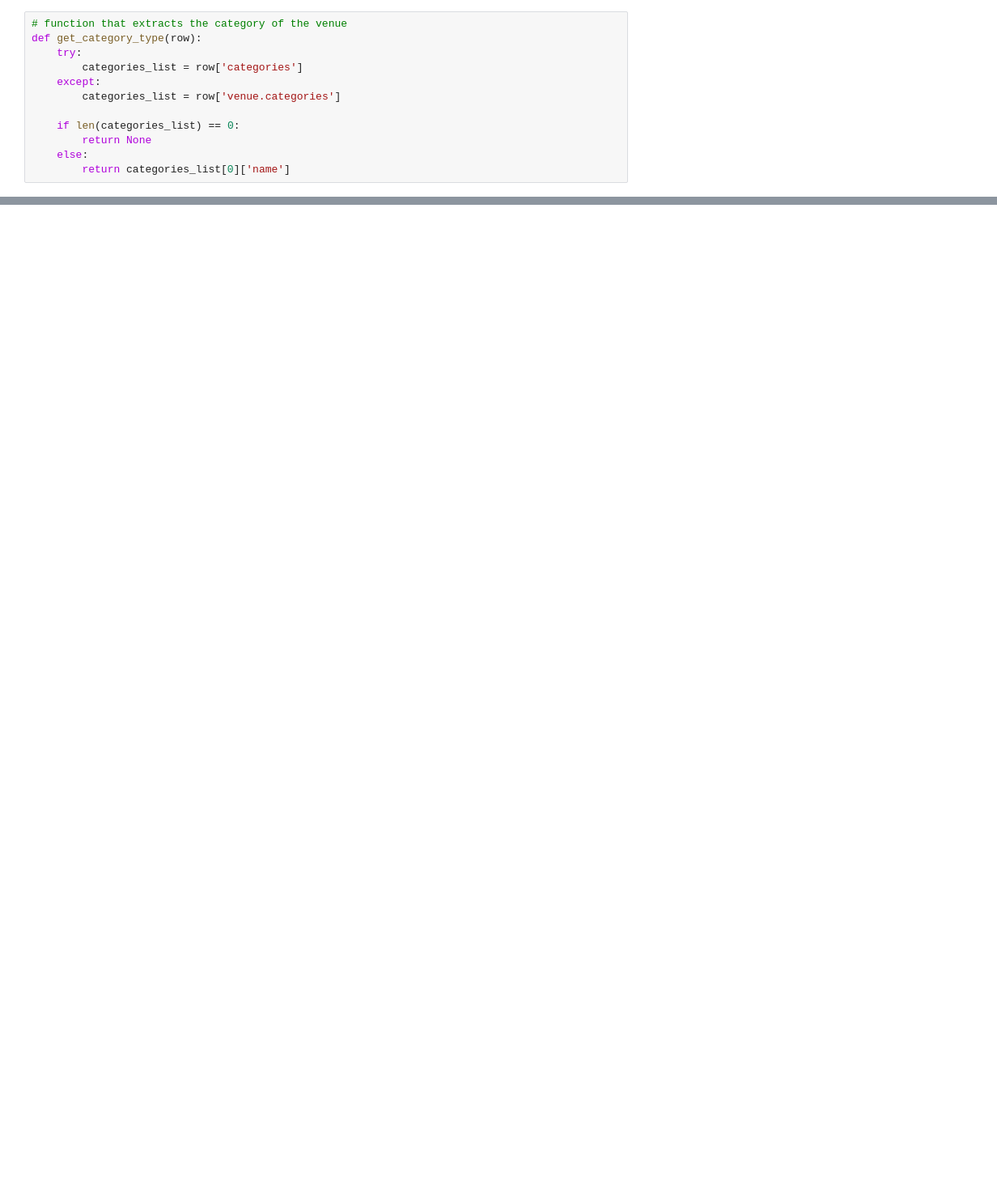
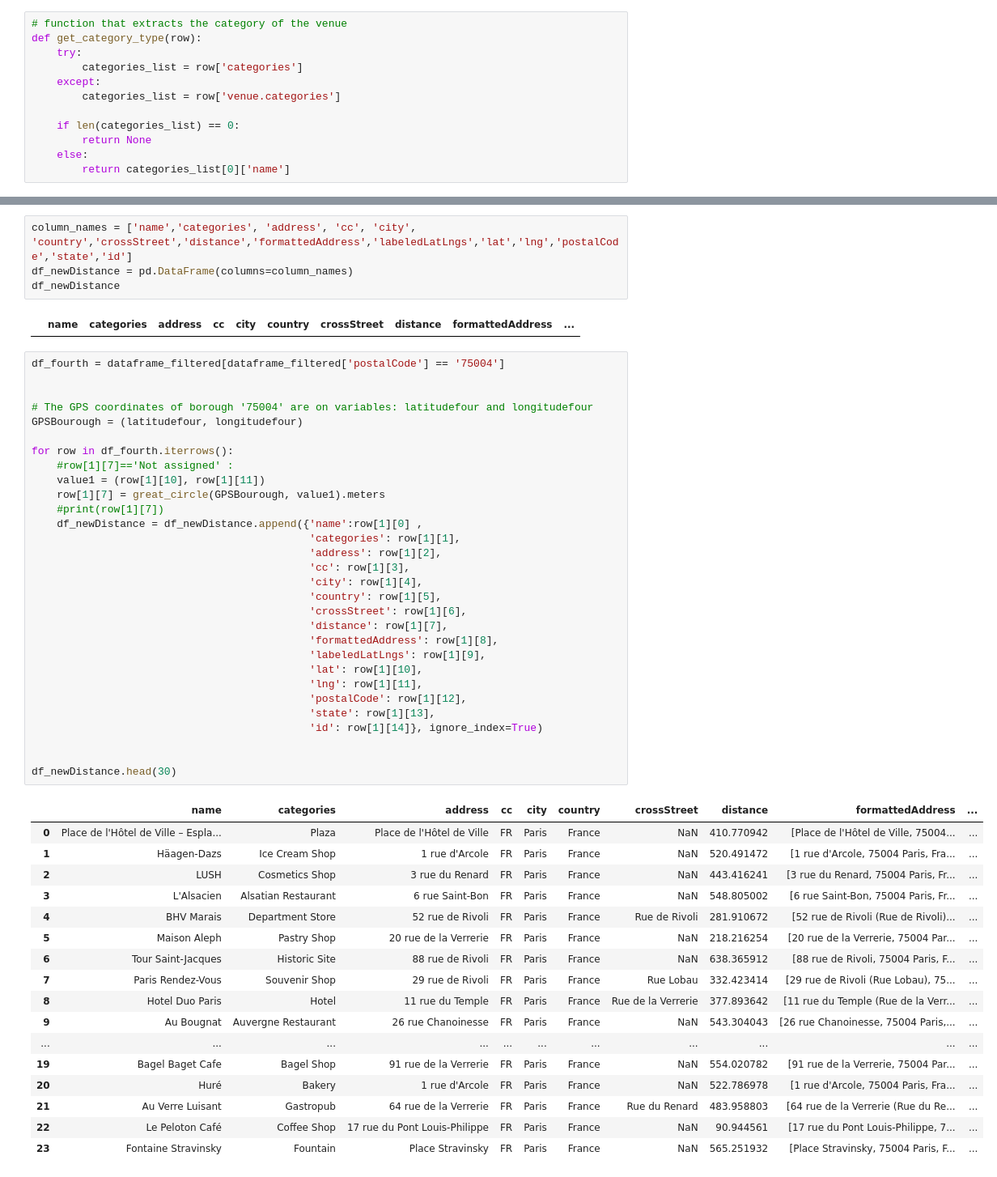
Before and after one commit to MameFatouMb/Capstone-project, a Jupyter notebook: Final Capstone project.ipynb, the cells around one changed output, grey strips where cells are left out. Shown: that part at 81% size. Saved outputs shown, nothing was run; the diff lists cells and outputs as text; blank space fills up the shorter version.

```diff
--- a/Final Capstone project.ipynb
+++ b/Final Capstone project.ipynb
@@ -533,0 +559,54 @@ venues_map
+# %%
+column_names = ['name','categories', 'address', 'cc', 'city', 'country','crossStreet','distance','formattedAddress','labeledLatLngs','lat','lng','postalCode','state','id']
+df_newDistance = pd.DataFrame(columns=column_names)
+df_newDistance
+# %% [output]
+|  | name | categories | address | cc | city | country | crossStreet | distance | formattedAddress | ... |
+# %%
+df_fourth = dataframe_filtered[dataframe_filtered['postalCode'] == '75004']
+
+
+# The GPS coordinates of borough '75004' are on variables: latitudefour and longitudefour
+GPSBourough = (latitudefour, longitudefour)
+
+for row in df_fourth.iterrows():
+    #row[1][7]=='Not assigned' :
+    value1 = (row[1][10], row[1][11])
+    row[1][7] = great_circle(GPSBourough, value1).meters
+    #print(row[1][7])
+    df_newDistance = df_newDistance.append({'name':row[1][0] ,
+                                            'categories': row[1][1],
+                                            'address': row[1][2],
+                                            'cc': row[1][3],
+                                            'city': row[1][4],
+                                            'country': row[1][5],
+                                            'crossStreet': row[1][6],
+                                            'distance': row[1][7],
+                                            'formattedAddress': row[1][8],
+                                            'labeledLatLngs': row[1][9],
+                                            'lat': row[1][10],
+                                            'lng': row[1][11],
+                                            'postalCode': row[1][12],
+                                            'state': row[1][13],
+                                            'id': row[1][14]}, ignore_index=True)
+
+
+df_newDistance.head(30)
+# %% [output]
+|  | name | categories | address | cc | city | country | crossStreet | distance | formattedAddress | ... |
+| 0 | Place de l'Hôtel de Ville – Espla... | Plaza | Place de l'Hôtel de Ville | FR | Paris | France | NaN | 410.770942 | [Place de l'Hôtel de Ville, 75004... | ... |
+| 1 | Häagen-Dazs | Ice Cream Shop | 1 rue d'Arcole | FR | Paris | France | NaN | 520.491472 | [1 rue d'Arcole, 75004 Paris, Fra... | ... |
+| 2 | LUSH | Cosmetics Shop | 3 rue du Renard | FR | Paris | France | NaN | 443.416241 | [3 rue du Renard, 75004 Paris, Fr... | ... |
+| 3 | L'Alsacien | Alsatian Restaurant | 6 rue Saint-Bon | FR | Paris | France | NaN | 548.805002 | [6 rue Saint-Bon, 75004 Paris, Fr... | ... |
+| 4 | BHV Marais | Department Store | 52 rue de Rivoli | FR | Paris | France | Rue de Rivoli | 281.910672 | [52 rue de Rivoli (Rue de Rivoli)... | ... |
+| 5 | Maison Aleph | Pastry Shop | 20 rue de la Verrerie | FR | Paris | France | NaN | 218.216254 | [20 rue de la Verrerie, 75004 Par... | ... |
+| 6 | Tour Saint-Jacques | Historic Site | 88 rue de Rivoli | FR | Paris | France | NaN | 638.365912 | [88 rue de Rivoli, 75004 Paris, F... | ... |
+| 7 | Paris Rendez-Vous | Souvenir Shop | 29 rue de Rivoli | FR | Paris | France | Rue Lobau | 332.423414 | [29 rue de Rivoli (Rue Lobau), 75... | ... |
+| 8 | Hotel Duo Paris | Hotel | 11 rue du Temple | FR | Paris | France | Rue de la Verrerie | 377.893642 | [11 rue du Temple (Rue de la Verr... | ... |
+| 9 | Au Bougnat | Auvergne Restaurant | 26 rue Chanoinesse | FR | Paris | France | NaN | 543.304043 | [26 rue Chanoinesse, 75004 Paris,... | ... |
+| ... | ... | ... | ... | ... | ... | ... | ... | ... | ... | ... |
+| 19 | Bagel Baget Cafe | Bagel Shop | 91 rue de la Verrerie | FR | Paris | France | NaN | 554.020782 | [91 rue de la Verrerie, 75004 Par... | ... |
+| 20 | Huré | Bakery | 1 rue d'Arcole | FR | Paris | France | NaN | 522.786978 | [1 rue d'Arcole, 75004 Paris, Fra... | ... |
+| 21 | Au Verre Luisant | Gastropub | 64 rue de la Verrerie | FR | Paris | France | Rue du Renard | 483.958803 | [64 rue de la Verrerie (Rue du Re... | ... |
+| 22 | Le Peloton Café | Coffee Shop | 17 rue du Pont Louis-Philippe | FR | Paris | France | NaN | 90.944561 | [17 rue du Pont Louis-Philippe, 7... | ... |
+| 23 | Fontaine Stravinsky | Fountain | Place Stravinsky | FR | Paris | France | NaN | 565.251932 | [Place Stravinsky, 75004 Paris, F... | ... |
```
Also changed, not shown: parts of 12 cells of this notebook.
